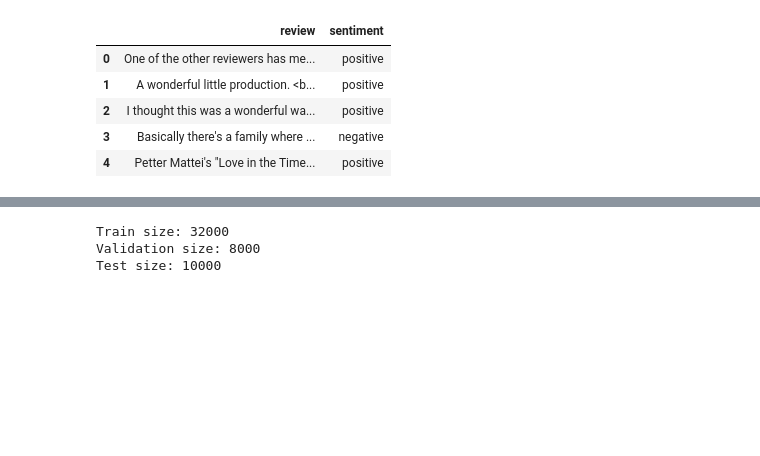
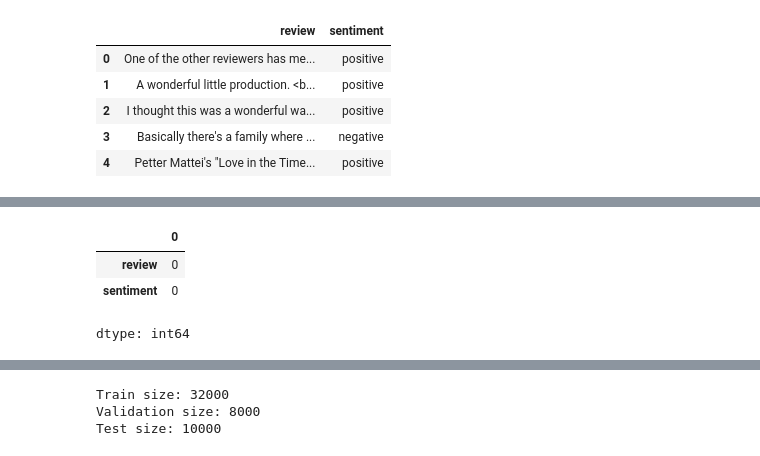
Before and after one commit to i-ganza007/Sentiment_Analysis_Formative, a Jupyter notebook: Logistic_Classification.ipynb, the cells around one changed output, grey strips where cells are left out. Cells and saved outputs as stored; diff of their text form; code cells hidden in the pictures; blank space fills up the shorter version.

```diff
--- a/Logistic_Classification.ipynb
+++ b/Logistic_Classification.ipynb
@@ -52,3 +75,10 @@ df.head()
+# %%
+df.isnull().sum()
+# %% [output]
+|  | 0 |
+| review | 0 |
+| sentiment | 0 |
+dtype: int64
 # %%
 stop_words = set(stopwords.words('english'))
 
```
Also changed, not shown: parts of 9 cells of this notebook.
